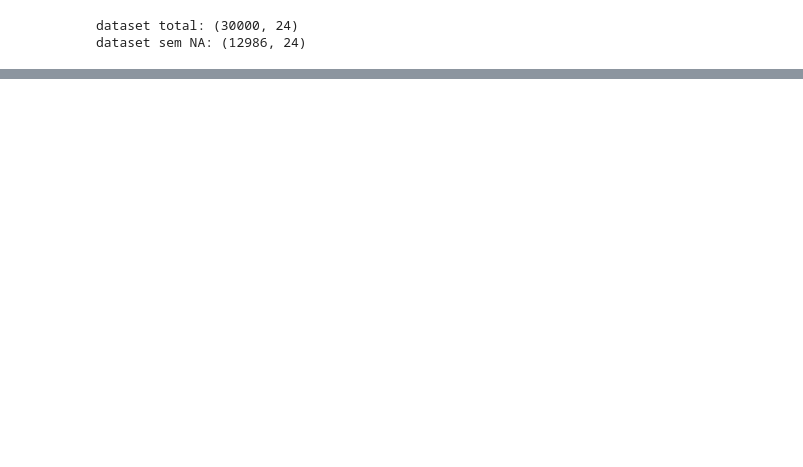
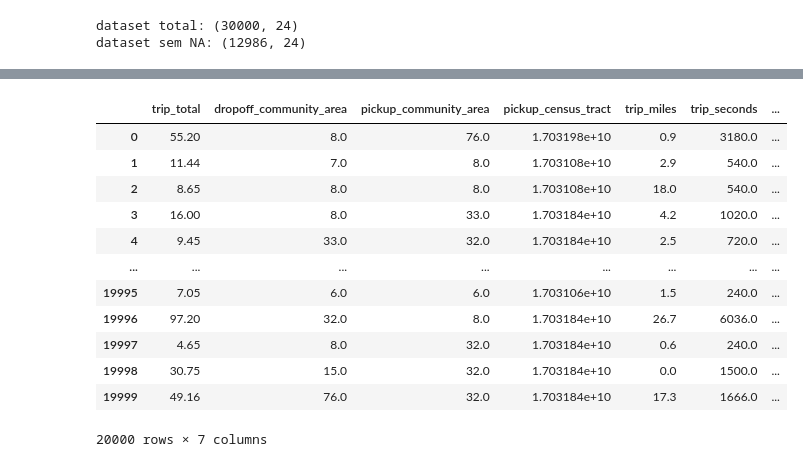
Before and after one commit to msbrasil/CiDAMO-Desafios, a Jupyter notebook: Desafio 1 - Taxi Ride Price/main.ipynb, the cells around one changed output, grey strips where cells are left out. Cells and saved outputs as stored; diff of their text form; code cells hidden in the pictures; blank space fills up the shorter version.

```diff
--- a/Desafio 1 - Taxi Ride Price/main.ipynb
+++ b/Desafio 1 - Taxi Ride Price/main.ipynb
@@ -154,0 +169,20 @@ ValueError: The truth value of a Series is ambiguous. Use a.empty, a.bool(), a.i
+# %%
+resultados = submission_sem_nulos[['trip_total','dropoff_community_area','pickup_community_area','pickup_census_tract','trip_miles','trip_seconds']].dropna()
+# %%
+resultados['fare_predict'] = reg.predict(resultados)
+# %%
+resultados
+# %% [output]
+|  | trip_total | dropoff_community_area | pickup_community_area | pickup_census_tract | trip_miles | trip_seconds | ... |
+| 0 | 55.20 | 8.0 | 76.0 | 1.703198e+10 | 0.9 | 3180.0 | ... |
+| 1 | 11.44 | 7.0 | 8.0 | 1.703108e+10 | 2.9 | 540.0 | ... |
+| 2 | 8.65 | 8.0 | 8.0 | 1.703108e+10 | 18.0 | 540.0 | ... |
+| 3 | 16.00 | 8.0 | 33.0 | 1.703184e+10 | 4.2 | 1020.0 | ... |
+| 4 | 9.45 | 33.0 | 32.0 | 1.703184e+10 | 2.5 | 720.0 | ... |
+| ... | ... | ... | ... | ... | ... | ... | ... |
+| 19995 | 7.05 | 6.0 | 6.0 | 1.703106e+10 | 1.5 | 240.0 | ... |
+| 19996 | 97.20 | 32.0 | 8.0 | 1.703184e+10 | 26.7 | 6036.0 | ... |
+| 19997 | 4.65 | 8.0 | 32.0 | 1.703184e+10 | 0.6 | 240.0 | ... |
+| 19998 | 30.75 | 15.0 | 32.0 | 1.703184e+10 | 0.0 | 1500.0 | ... |
+| 19999 | 49.16 | 76.0 | 32.0 | 1.703184e+10 | 17.3 | 1666.0 | ... |
+20000 rows × 7 columns
```
Also changed, not shown: parts of 23 cells of this notebook, 1 other file.
